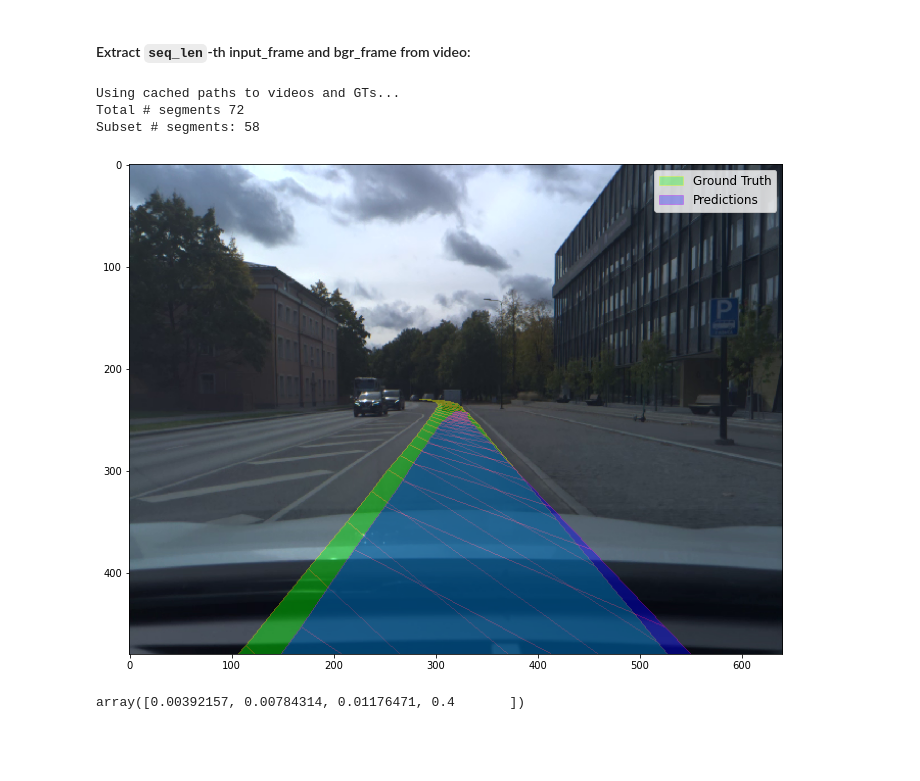
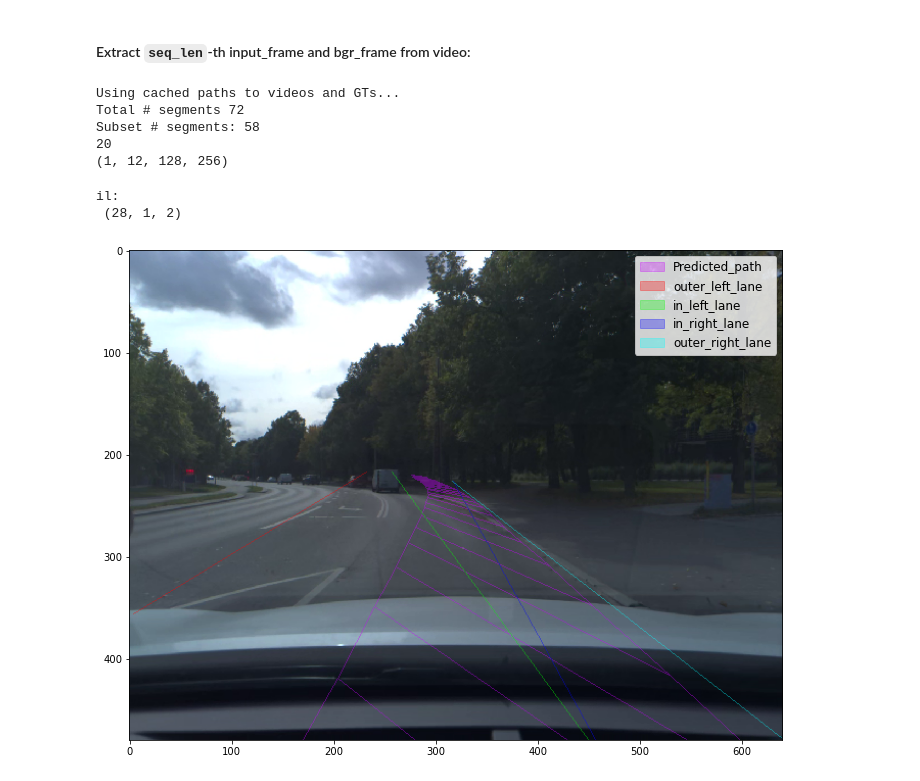
Before and after one commit to mbalesni/openpilot-pipeline, a Jupyter notebook: vis.ipynb, the cells around one changed output. Cells and saved outputs as stored; diff of their text form; code cells hidden in the pictures; blank space fills up the shorter version.

Commit message:
adding lane_vis

```diff
--- a/vis.ipynb
+++ b/vis.ipynb
@@ -90,7 +75,7 @@ path_to_onnx_model = 'train/supercombo.onnx'
 os.makedirs('outs', exist_ok=True)
 
 train_split = 0.8
-seq_len = 10
+seq_len = 6
 single_frame_batches = False
 prefetch_factor = 1
 batch_size = 1
@@ -103,24 +88,40 @@ train_loader = DataLoader(train_dataset, batch_size=None, num_workers=num_worker
 train_loader = BatchDataLoader(train_loader, batch_size=batch_size)
 # train_loader = BackgroundGenerator(train_loader) # removed only for this example, keep in production
 
-for batch in train_loader:
+for it, batch in enumerate(train_loader):
     stacked_frames, plans, plans_probs, segment_finished, sequence_finished, bgr_frames = batch
 
-    for t_idx in range(seq_len):
+    if it ==20:
+        print(it)
+        for t_idx in range(seq_len):
 
-        input_frame = stacked_frames[0:1, 0, ...].numpy().astype(np.float32)
-        bgr_frame = bgr_frames[0, 0, ...].numpy()
+            input_frame = stacked_frames[0:1, t_idx, ...].numpy().astype(np.float32)
+            bgr_frame = bgr_frames[0, t_idx, ...].numpy()
 
-    break
+        break
+
+print(input_frame.shape)
 # %% [output]
 Using cached paths to videos and GTs...
 Total # segments 72
 Subset # segments: 58
+20
+(1, 12, 128, 256)
 # %%
 fill_color_gt = [0,  255, 0]
 line_color_gt = [255,255, 0]
 fill_color_preds = [0,  0,255]
 line_color_preds = [200,0,255]
+laneline_colors = [(255,0,0),(0,255,0),(0,0,255),(0,255,255)]
+legend_laneline_colors = [[255,0,0],[0,255,0],[0,0,255],[0,255,255]]
+
+X_IDXS = [
+         0.    ,   0.1875,   0.75  ,   1.6875,   3.    ,   4.6875,
+         6.75  ,   9.1875,  12.    ,  15.1875,  18.75  ,  22.6875,
+        27.    ,  31.6875,  36.75  ,  42.1875,  48.    ,  54.1875,
+        60.75  ,  67.6875,  75.    ,  82.6875,  90.75  ,  99.1875,
+       108.    , 117.1875, 126.75  , 136.6875, 147.    , 157.6875,
+       168.75  , 180.1875, 192.]
 
 def legend_color(color, opacity=0.3):
     return np.append(np.array(color)/255, opacity)
@@ -140,42 +141,50 @@ inputs = {
     'desire': np.zeros((1, 8), dtype=np.float32),
     'traffic_convention': np.array([0, 1], dtype=np.float32).reshape(1, 2),
     'initial_state': recurrent_state,
 }
 
 outs = onnxruntime_model.run(output_names, inputs)[0]
 lanelines, best_path = extract_preds(outs)  # TODO: visualize these lanelines as well
 
+# print(lanelines[0].shape)
 # plot predictions
 rgb_frame = cv2.cvtColor(bgr_frame, cv2.COLOR_BGR2RGB)
 
 rpy_calib_gt = [0.00018335809, 0.034165092, -0.014245722]  # real calibration values during this ride
 rpy_calib_pred = [0, 0, 0]  # calibration we currently use for pre-processing
 
 calibration_gt = Calibration(rpy_calib_gt, plot_img_width=plot_img_width, plot_img_height=plot_img_height)
 calibration_pred = Calibration(rpy_calib_pred, plot_img_width=plot_img_width, plot_img_height=plot_img_height)
 
-path_xyz_gt = real_paths_xyz[t_idx]
+# path_xyz_gt = real_paths_xyz[t_idx]
 path_xyz_pred = best_path[0, 0, :, :3]
 
 img_plot = create_img_plot_canvas(rgb_frame, calibration_gt) # calibration here doesn't really matter, just has to have the right plot_img_width and plot_img_height for correct scaling
-img_plot = draw_path(path_xyz_gt, img_plot, calibration_gt, fill_color=fill_color_gt, line_color=line_color_gt)
-img_plot = draw_path(path_xyz_pred, img_plot, calibration_pred, fill_color=fill_color_preds, line_color=line_color_preds)
+# img_plot = draw_path(path_xyz_gt, img_plot, calibration_gt, fill_color=fill_color_gt, line_color=line_color_gt)
+img_plot = draw_path(lanelines, path_xyz_pred, img_plot, calibration_gt, X_IDXS, laneline_colors, fill_color=fill_color_preds, line_color=line_color_preds)
 
 plot_width = 12
 plot_height = plot_width * (FULL_FRAME_SIZE[1] / FULL_FRAME_SIZE[0])
 plt.figure(figsize=(plot_width, plot_height))
 
 plt.imshow(img_plot)
 
-legend_elements = [Patch(facecolor=legend_color(fill_color_gt), edgecolor=legend_color(line_color_gt),
-                         label='Ground Truth'),
-                   Patch(facecolor=legend_color(fill_color_preds), edgecolor=legend_color(line_color_preds),
-                         label='Predictions')]
+legend_elements = [#Patch(facecolor=legend_color(fill_color_gt), edgecolor=legend_color(line_color_gt),label='Ground Truth'),
+                   Patch(facecolor=legend_color(line_color_preds), edgecolor=legend_color(line_color_preds),
+                         label='Predicted_path'),
+                         Patch(facecolor=legend_color(laneline_colors[0]), edgecolor=legend_color(laneline_colors[0]),
+                         label='outer_left_lane'),
+                         Patch(facecolor=legend_color(laneline_colors[1]), edgecolor=legend_color(laneline_colors[1]),
+                         label='in_left_lane'),
+                         Patch(facecolor=legend_color(laneline_colors[2]), edgecolor=legend_color(laneline_colors[2]),
+                         label='in_right_lane'),
+                         Patch(facecolor=legend_color(laneline_colors[3]), edgecolor=legend_color(laneline_colors[3]),
+                         label='outer_right_lane')
+                         ]
+
 plt.legend(handles=legend_elements, loc='upper right', prop={'size': 12})
 plt.show()
 # %% [output]
+il:
+ (28, 1, 2)
-[figure, old version]
+[figure, new version]
-# %%
-np.append(np.array([1,2,3])/255, 0.4)
-# %% [output]
-array([0.00392157, 0.00784314, 0.01176471, 0.4       ])
```
Also changed, not shown: parts of 1 cell of this notebook, 2 other files.
